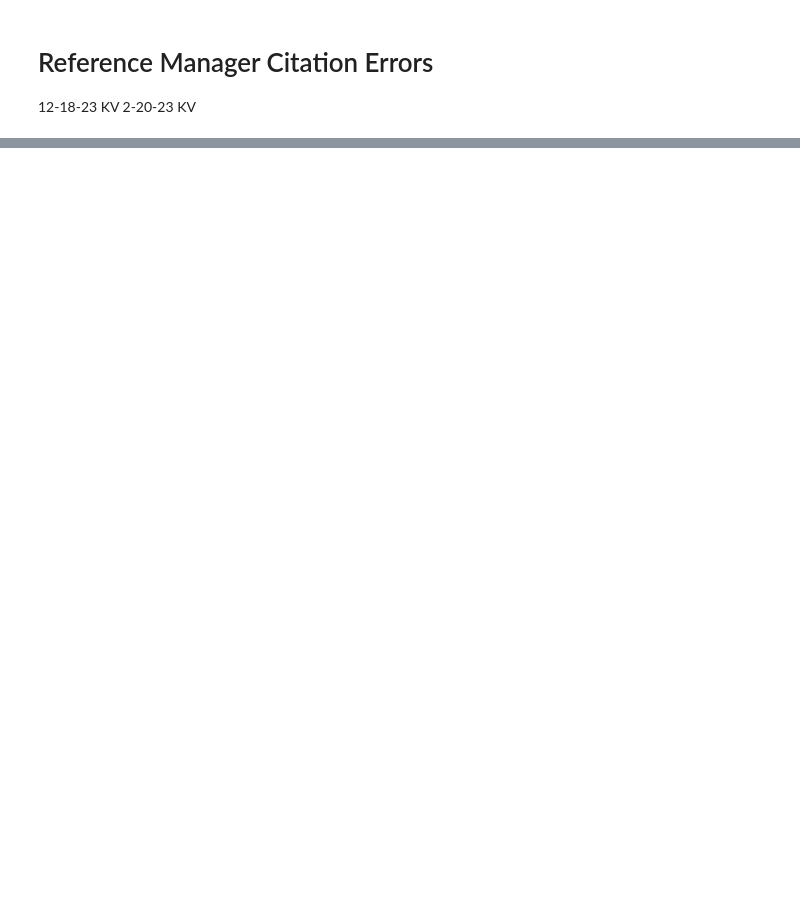
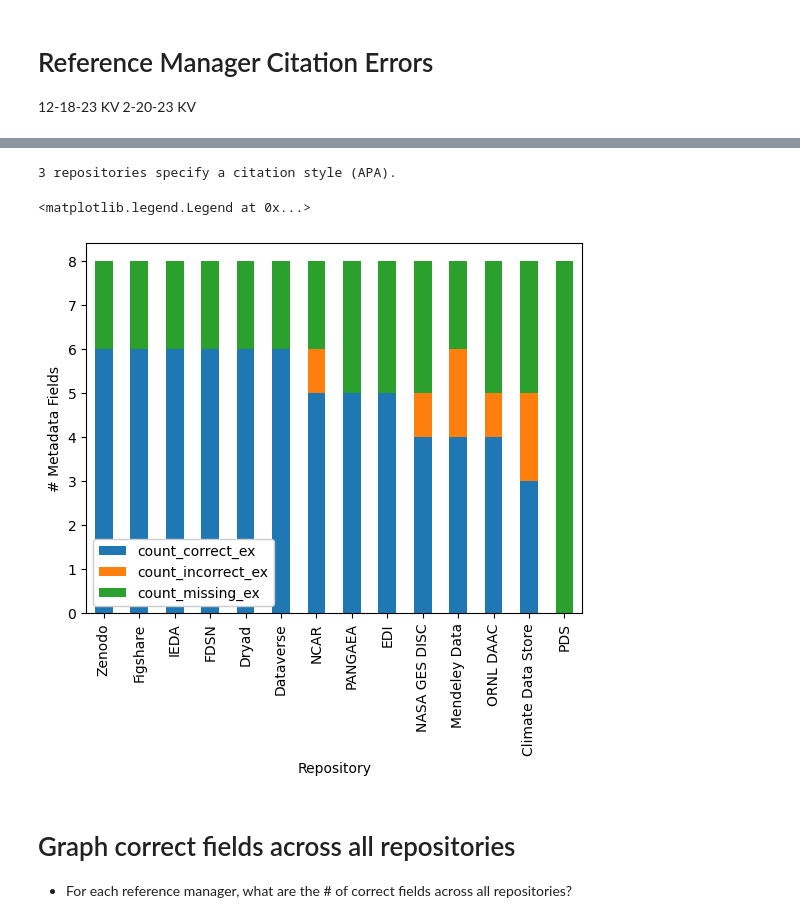
Before and after one commit to kvrouwenvelder/reference-manager-analysis, a Jupyter notebook: reference-manager-citations-ESIP.ipynb, the cells around one changed output, grey strips where cells are left out. Drawn from its saved outputs; the diff is of its cells as text; code cells hidden in the pictures; blank space fills up the shorter version.

Commit message:
added counting across reference managers and file import

```diff
--- a/reference-manager-citations-ESIP.ipynb
+++ b/reference-manager-citations-ESIP.ipynb
@@ -97,0 +97,28 @@ print(repo_recommended_citation)
+# %%
+# Count the correct , incorrect, missing fields - Export Only
+count_fields(repo_recommended_citation, ex_cols,'ex')
+
+# How many repositories specify citation style?
+
+num_repo_citation_style = len(repo_recommended_citation[repo_recommended_citation['Citation-style']=='APA'])
+print(str(num_repo_citation_style)+' repositories specify a citation style (APA).')
+
+# Create a stacked bar graph with correct, incorrect, missing fields for each repository
+
+## Sort df by most correct fields
+
+## Start graphing
+ax = repo_recommended_citation.sort_values(by=['count_correct_ex'],ascending = False).plot.bar(x = 'Repository', y = ['count_correct_ex','count_incorrect_ex','count_missing_ex'], stacked = True)
+plt.ylabel('# Metadata Fields')
+
+#plt.legend(lines[:3],['Correct Fields','Incorrect Fields','Missing Fields'])
+ax.legend(loc = 'lower left',framealpha=1)
+
+# need to adjust colors, font sizes, rotation of x labels, graph shape, etc.
+# %% [output]
+3 repositories specify a citation style (APA).
+<matplotlib.legend.Legend at 0x...>
+[figure, added]
+# %% [markdown]
+# Graph correct fields across all repositories
+* For each reference manager, what are the # of correct fields across all repositories?
```
Also changed, not shown: parts of 9 cells of this notebook.
